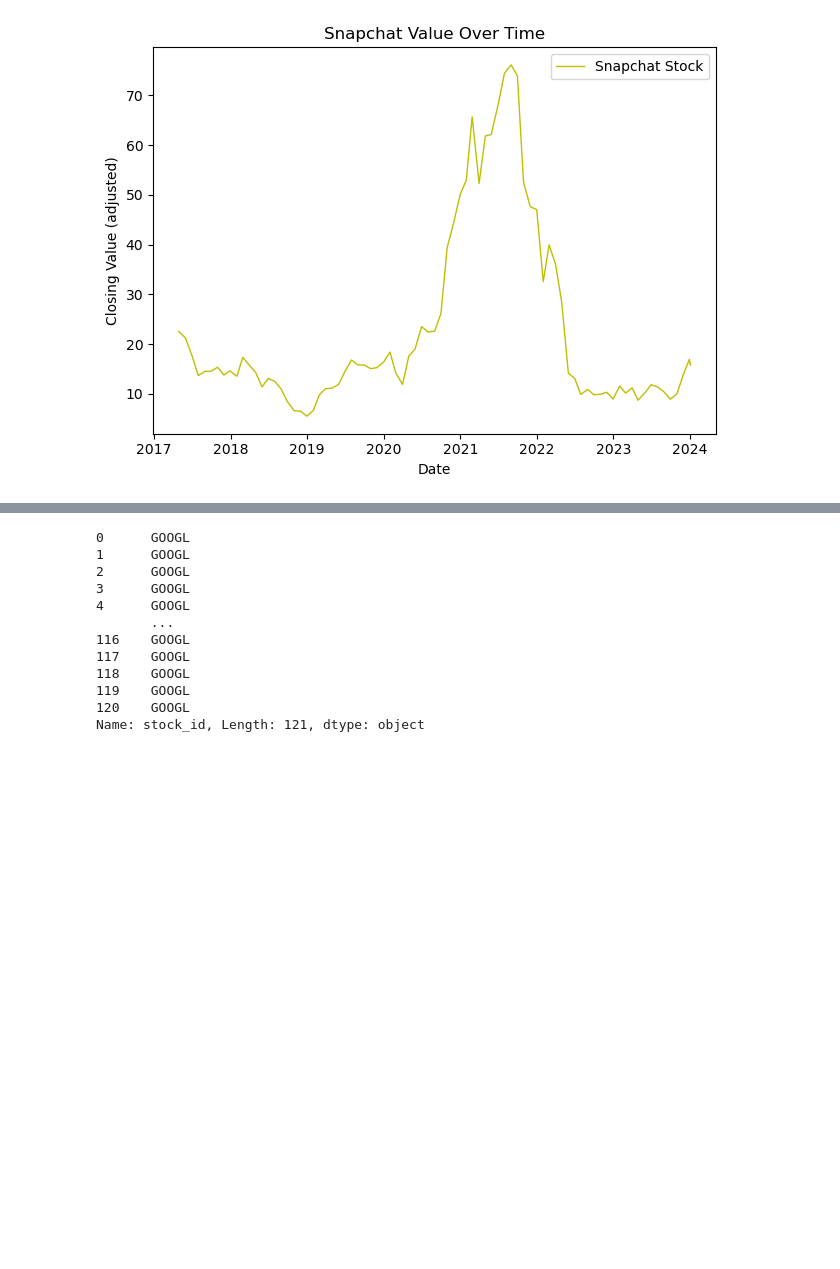
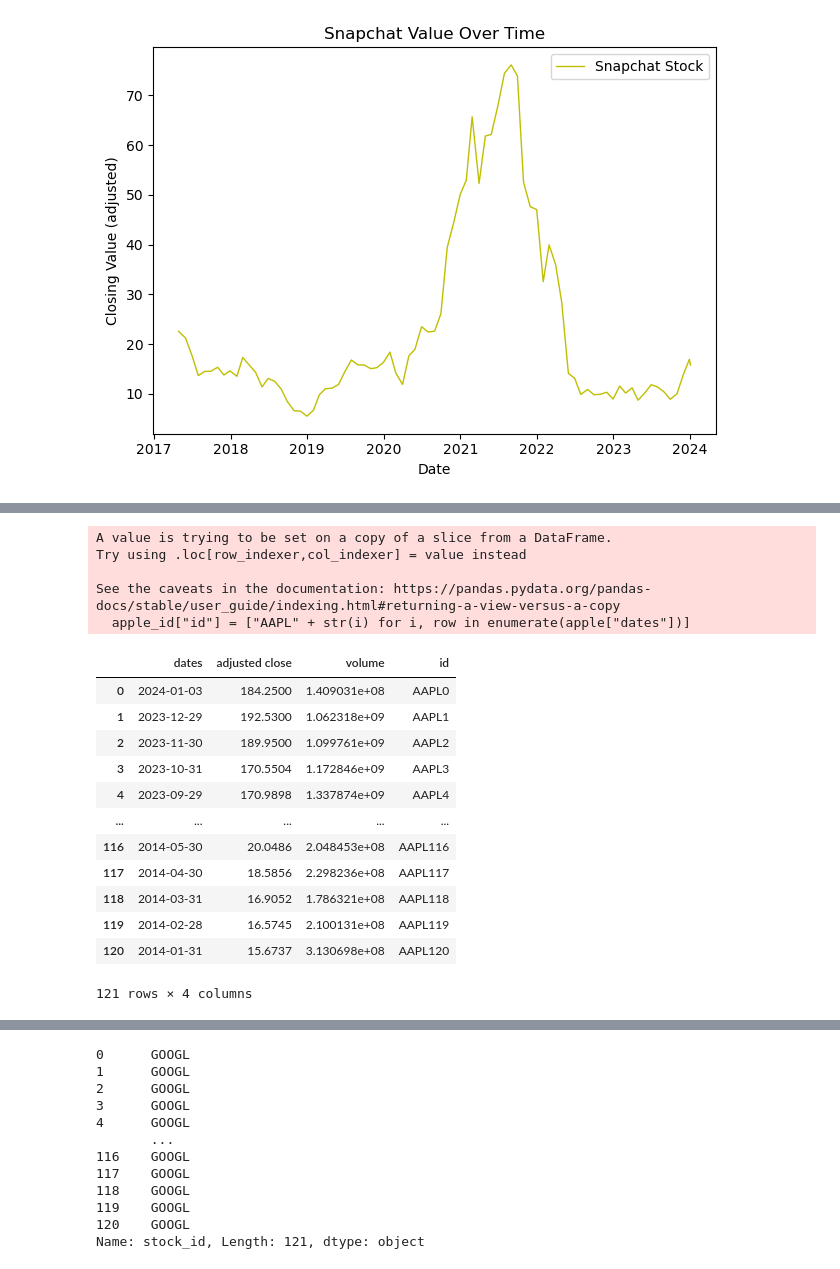
Before and after one commit to emmarush24/Data-Project-3, a Jupyter notebook: Data-Project-3.ipynb, the cells around one changed output, grey strips where cells are left out. Cells and saved outputs as stored; diff of their text form; code cells hidden in the pictures; blank space fills up the shorter version.

```diff
--- a/Data-Project-3.ipynb
+++ b/Data-Project-3.ipynb
@@ -634,0 +749,23 @@ plt.show()
+# %%
+apple_id = apple[["dates", "adjusted close", "volume"]]
+apple_id["id"] = ["AAPL" + str(i) for i, row in enumerate(apple["dates"])]
+apple_id
+# %% [output]
+A value is trying to be set on a copy of a slice from a DataFrame.
+Try using .loc[row_indexer,col_indexer] = value instead
+
+See the caveats in the documentation: https://pandas.pydata.org/pandas-docs/stable/user_guide/indexing.html#returning-a-view-versus-a-copy
+  apple_id["id"] = ["AAPL" + str(i) for i, row in enumerate(apple["dates"])]
+|  | dates | adjusted close | volume | id |
+| 0 | 2024-01-03 | 184.2500 | 1.409031e+08 | AAPL0 |
+| 1 | 2023-12-29 | 192.5300 | 1.062318e+09 | AAPL1 |
+| 2 | 2023-11-30 | 189.9500 | 1.099761e+09 | AAPL2 |
+| 3 | 2023-10-31 | 170.5504 | 1.172846e+09 | AAPL3 |
+| 4 | 2023-09-29 | 170.9898 | 1.337874e+09 | AAPL4 |
+| ... | ... | ... | ... | ... |
+| 116 | 2014-05-30 | 20.0486 | 2.048453e+08 | AAPL116 |
+| 117 | 2014-04-30 | 18.5856 | 2.298236e+08 | AAPL117 |
+| 118 | 2014-03-31 | 16.9052 | 1.786321e+08 | AAPL118 |
+| 119 | 2014-02-28 | 16.5745 | 2.100131e+08 | AAPL119 |
+| 120 | 2014-01-31 | 15.6737 | 3.130698e+08 | AAPL120 |
+121 rows × 4 columns
```
Also changed, not shown: parts of 55 cells of this notebook, 20 other files.
